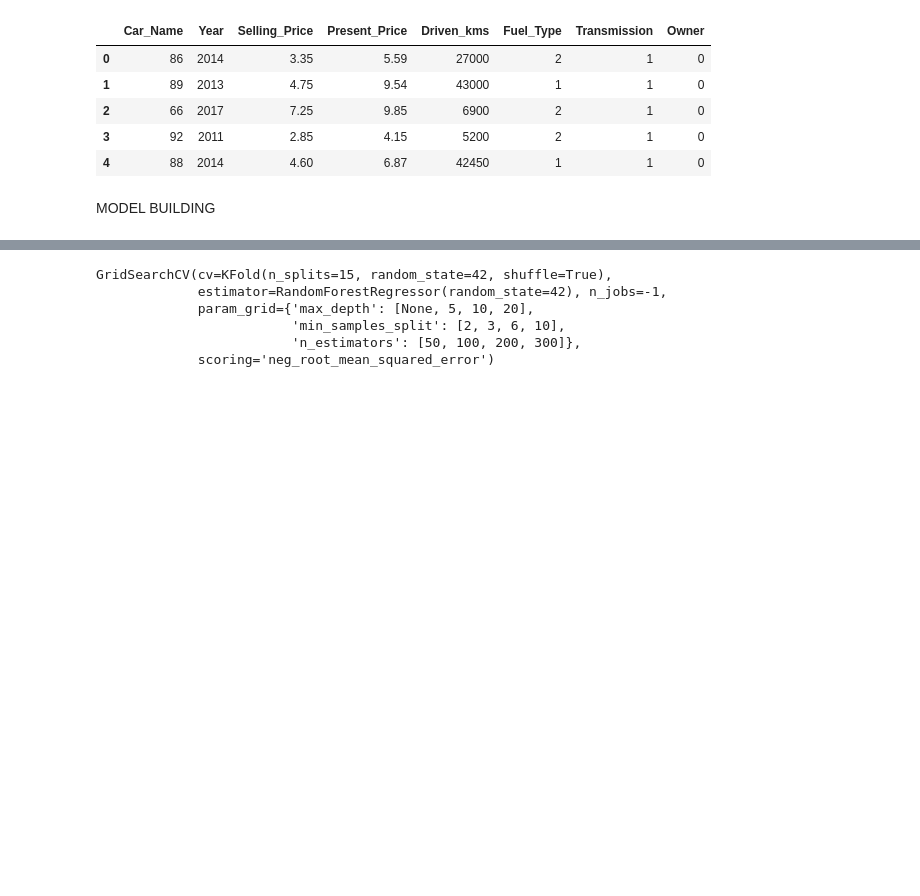
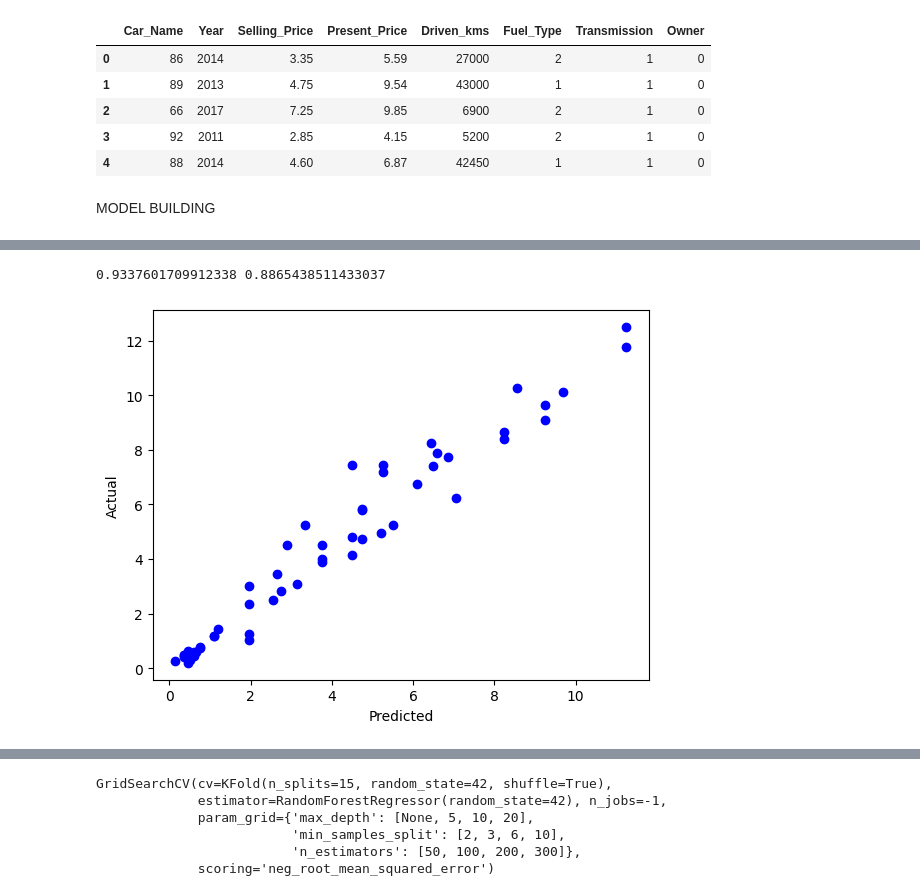
Before and after one commit to daneshpm/USED-CAR-PREDICTION, a Jupyter notebook: used-car-prediction-project.ipynb, the cells around one changed output, grey strips where cells are left out. Saved outputs shown, nothing was run; the diff lists cells and outputs as text; code cells hidden in the pictures; blank space fills up the shorter version.

```diff
--- a/used-car-prediction-project.ipynb
+++ b/used-car-prediction-project.ipynb
@@ -207,0 +251,5 @@ Xtrain,Xtest,ytrain,ytest = train_test_split(X,Y,test_size = 0.2, random_state =
+# %%
+predict(DecisionTreeRegressor(),X,Y)
+# %% [output]
+0.9337601709912338 0.8865438511433037
+[figure, added]
```
Also changed, not shown: parts of 31 cells of this notebook.
